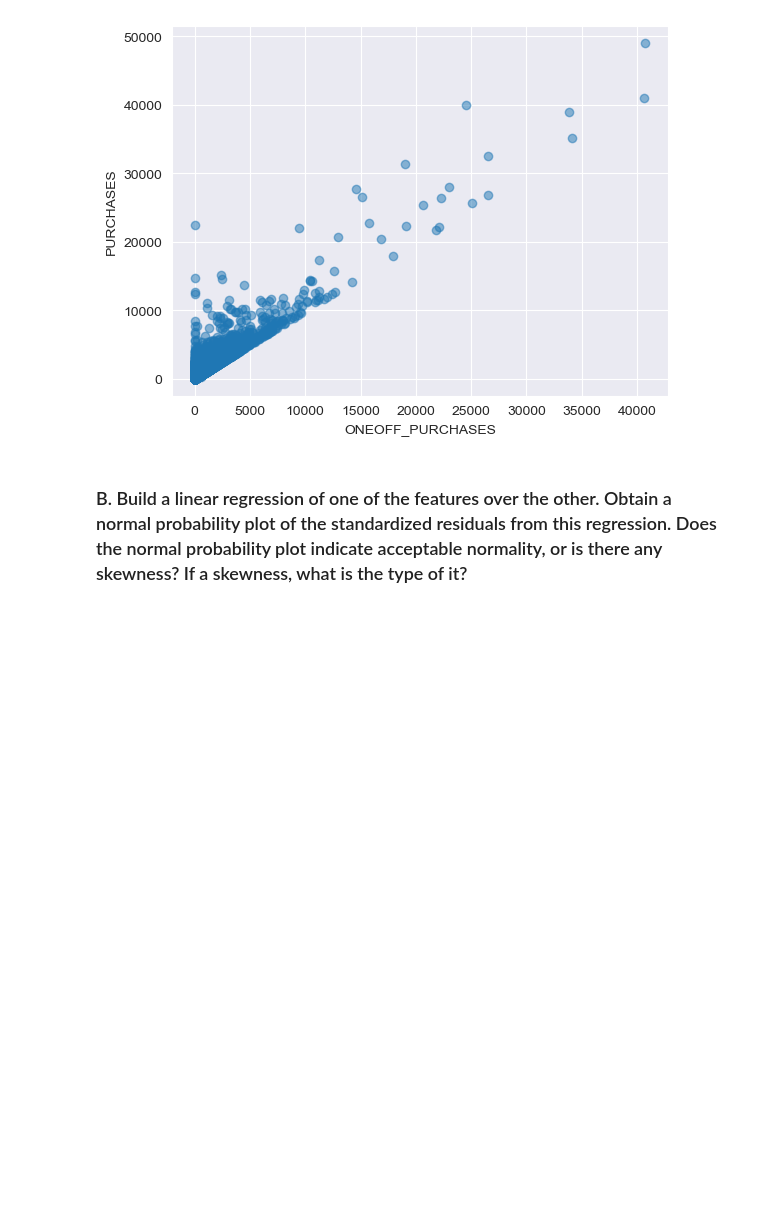
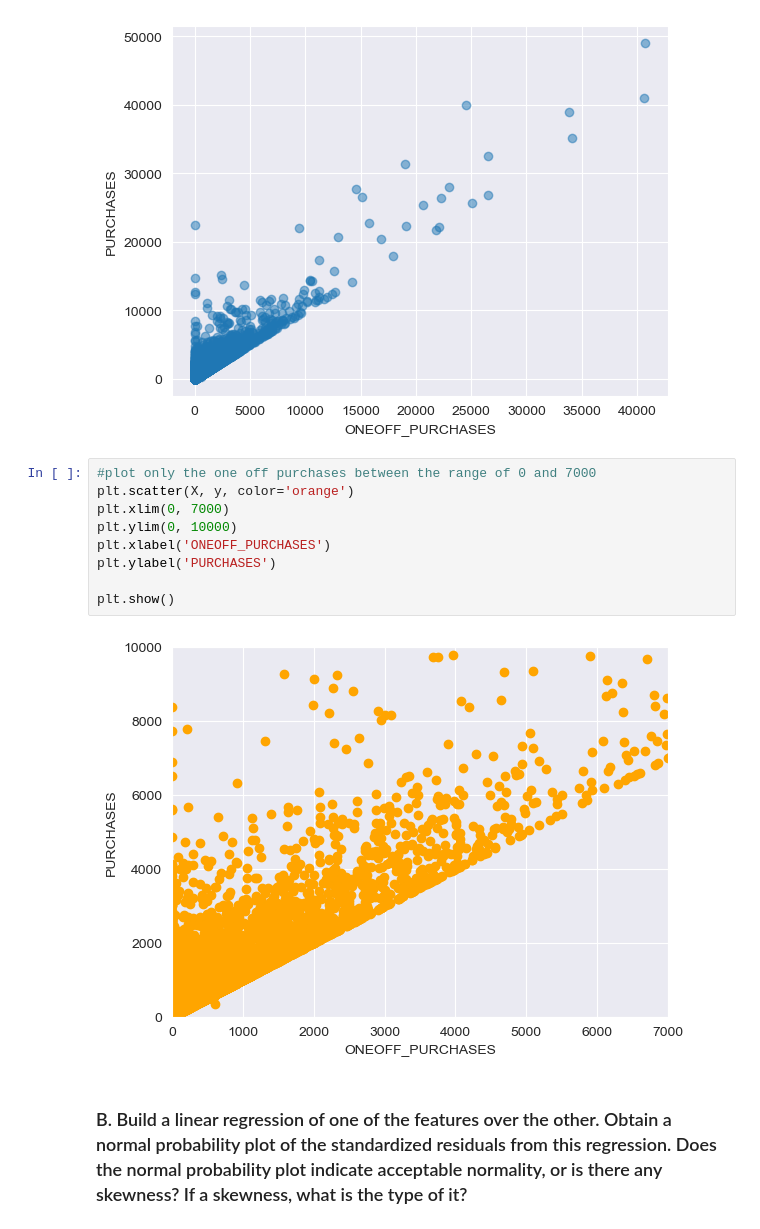
Before and after one commit to JoseDRomano/Credit-Card-Dataset-Clustering, a Jupyter notebook: DataAnalytics.ipynb, the cells around one changed output. Cells and saved outputs as stored; diff of their text form; blank space fills up the shorter version.

```diff
--- a/DataAnalytics.ipynb
+++ b/DataAnalytics.ipynb
@@ -86,6 +86,17 @@ ax.set(xlabel='ONEOFF_PURCHASES',
 (8950, 1)
 (8950,)
 [figure]
+# %%
+#plot only the one off purchases between the range of 0 and 7000
+plt.scatter(X, y, color='orange')
+plt.xlim(0, 7000)
+plt.ylim(0, 10000)
+plt.xlabel('ONEOFF_PURCHASES')
+plt.ylabel('PURCHASES')
+
+plt.show()
+# %% [output]
+[figure, added]
 # %% [markdown]
 ### B. Build a linear regression of one of the features over the other. Obtain a normal probability plot of the standardized  residuals  from  this  regression.  Does  the  normal  probability  plot  indicate  acceptable normality, or is there any skewness? If a skewness, what is the type of it?
 # %%
```
Also changed, not shown: parts of 6 cells of this notebook, 3 other files.
